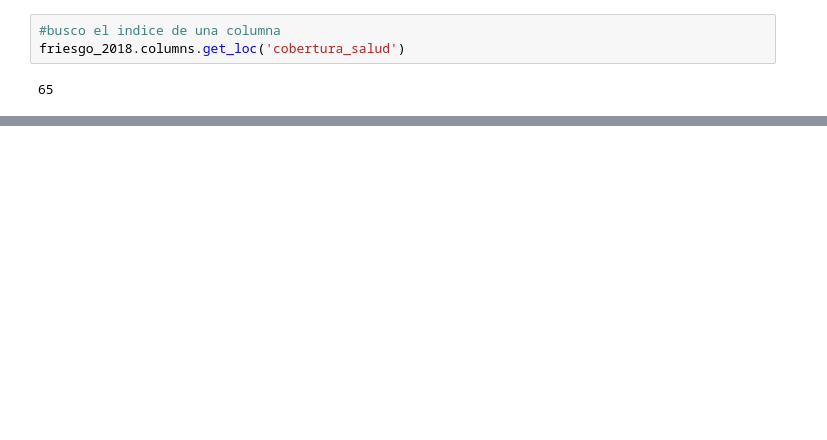
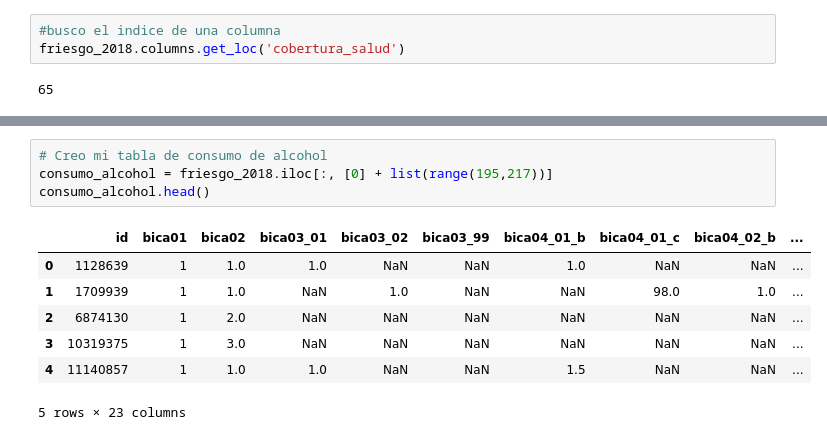
Before and after one commit to Data-Science-YPF/factores_riesgo, a Jupyter notebook: analisisBD.ipynb, the cells around one changed output, grey strips where cells are left out. Drawn from its saved outputs; the diff is of its cells as text; blank space fills up the shorter version.

Commit message:
limpieza tablas tematicas

```diff
--- a/analisisBD.ipynb
+++ b/analisisBD.ipynb
@@ -213,0 +404,12 @@ print(cuenta12)
+# %%
+# Creo mi tabla de consumo de alcohol
+consumo_alcohol = friesgo_2018.iloc[:, [0] + list(range(195,217))]
+consumo_alcohol.head()
+# %% [output]
+|  | id | bica01 | bica02 | bica03_01 | bica03_02 | bica03_99 | bica04_01_b | bica04_01_c | bica04_02_b | ... |
+| 0 | 1128639 | 1 | 1.0 | 1.0 | NaN | NaN | 1.0 | NaN | NaN | ... |
+| 1 | 1709939 | 1 | 1.0 | NaN | 1.0 | NaN | NaN | 98.0 | 1.0 | ... |
+| 2 | 6874130 | 1 | 2.0 | NaN | NaN | NaN | NaN | NaN | NaN | ... |
+| 3 | 10319375 | 1 | 3.0 | NaN | NaN | NaN | NaN | NaN | NaN | ... |
+| 4 | 11140857 | 1 | 1.0 | 1.0 | NaN | NaN | 1.5 | NaN | NaN | ... |
+5 rows × 23 columns
```
Also changed, not shown: parts of 24 cells of this notebook, 1 other file.
